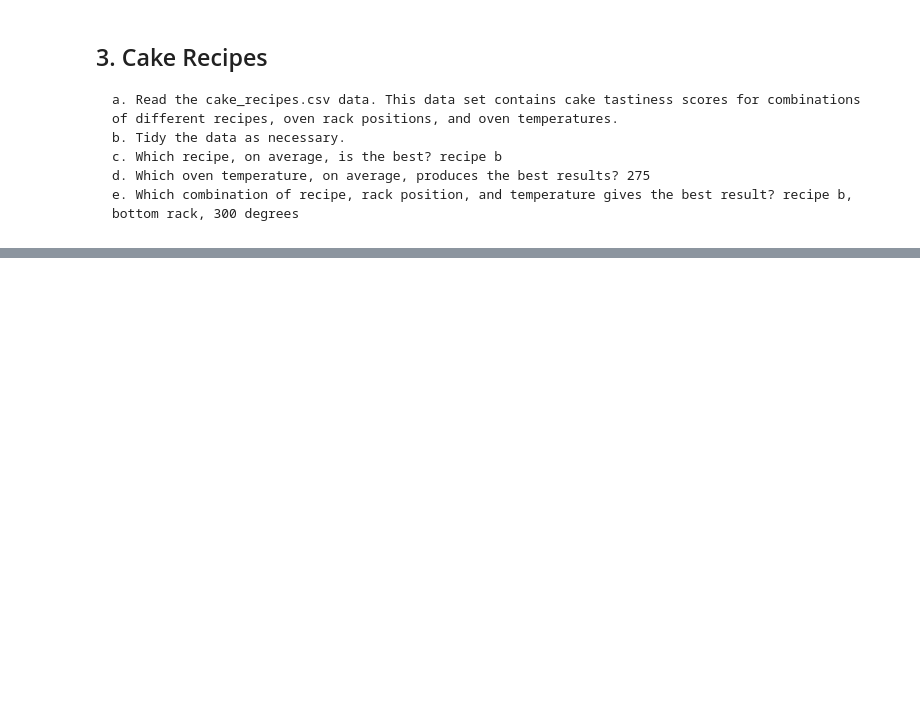
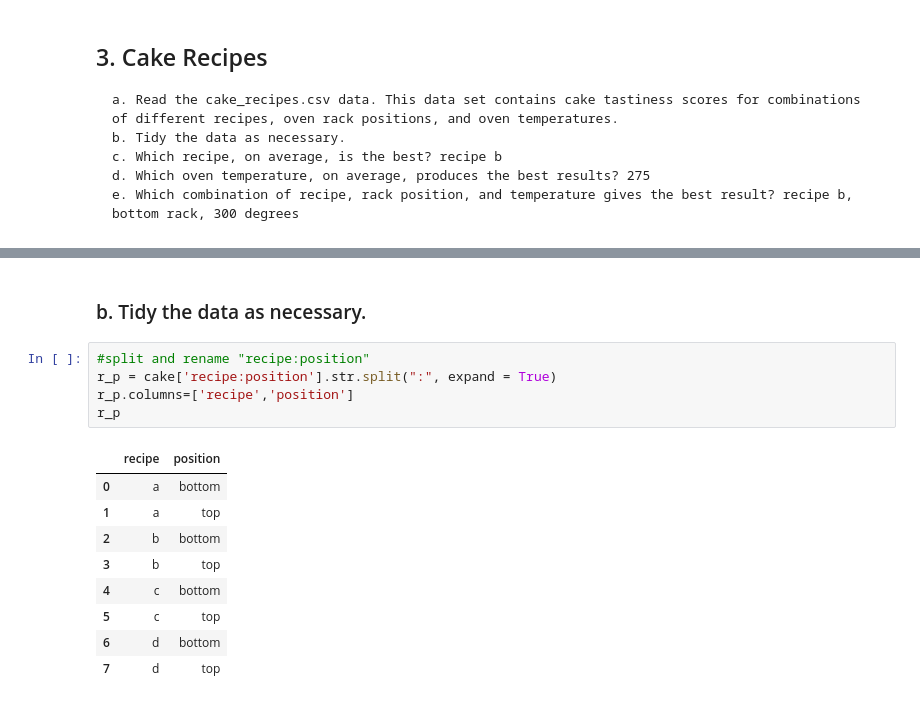
Before and after one commit to hrodjr/classification-exercises, a Jupyter notebook: tidy_data.ipynb, the cells around one changed output, grey strips where cells are left out. Drawn from its saved outputs; the diff is of its cells as text; blank space fills up the shorter version.

```diff
--- a/tidy_data.ipynb
+++ b/tidy_data.ipynb
@@ -135,0 +148,17 @@ coffee_pivot.plot()
+# %% [markdown]
+### b. Tidy the data as necessary.
+# %%
+#split and rename "recipe:position"
+r_p = cake['recipe:position'].str.split(":", expand = True)
+r_p.columns=['recipe','position']
+r_p
+# %% [output]
+|  | recipe | position |
+| 0 | a | bottom |
+| 1 | a | top |
+| 2 | b | bottom |
+| 3 | b | top |
+| 4 | c | bottom |
+| 5 | c | top |
+| 6 | d | bottom |
+| 7 | d | top |
```
Also changed, not shown: parts of 11 cells of this notebook.
